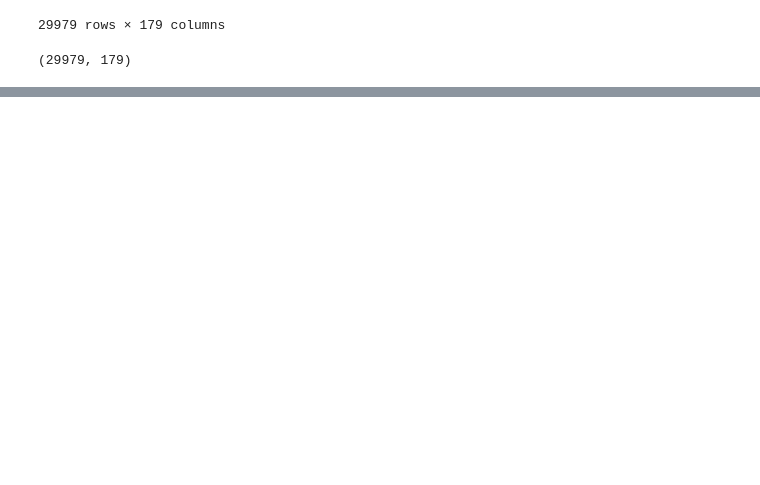
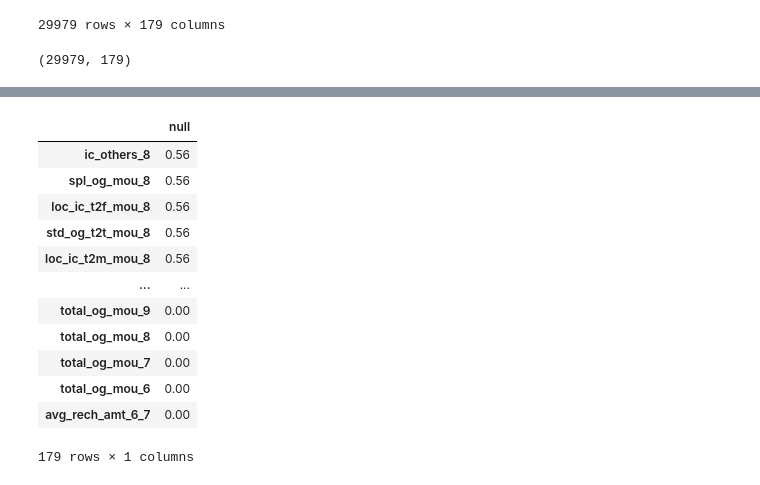
Before and after one commit to bunnynoddy14/Telecom-Churn-UpGrade, a Jupyter notebook: Telecom_churn_Case_study.ipynb, the cells around one changed output, grey strips where cells are left out. Cells and saved outputs as stored; diff of their text form; code cells hidden in the pictures; blank space fills up the shorter version.

```diff
--- a/Telecom_churn_Case_study.ipynb
+++ b/Telecom_churn_Case_study.ipynb
@@ -155,0 +219,18 @@ df1.shape
+# %%
+# similarly for June July and Aug month have few null values
+df_missing_columns = (round(((df.isnull().sum()/len(df.index))*100),2).to_frame('null')).sort_values('null', ascending=False)
+df_missing_columns
+# %% [output]
+|  | null |
+| ic_others_8 | 0.56 |
+| spl_og_mou_8 | 0.56 |
+| loc_ic_t2f_mou_8 | 0.56 |
+| std_og_t2t_mou_8 | 0.56 |
+| loc_ic_t2m_mou_8 | 0.56 |
+| ... | ... |
+| total_og_mou_9 | 0.00 |
+| total_og_mou_8 | 0.00 |
+| total_og_mou_7 | 0.00 |
+| total_og_mou_6 | 0.00 |
+| avg_rech_amt_6_7 | 0.00 |
+179 rows × 1 columns
```
Also changed, not shown: parts of 22 cells of this notebook.
